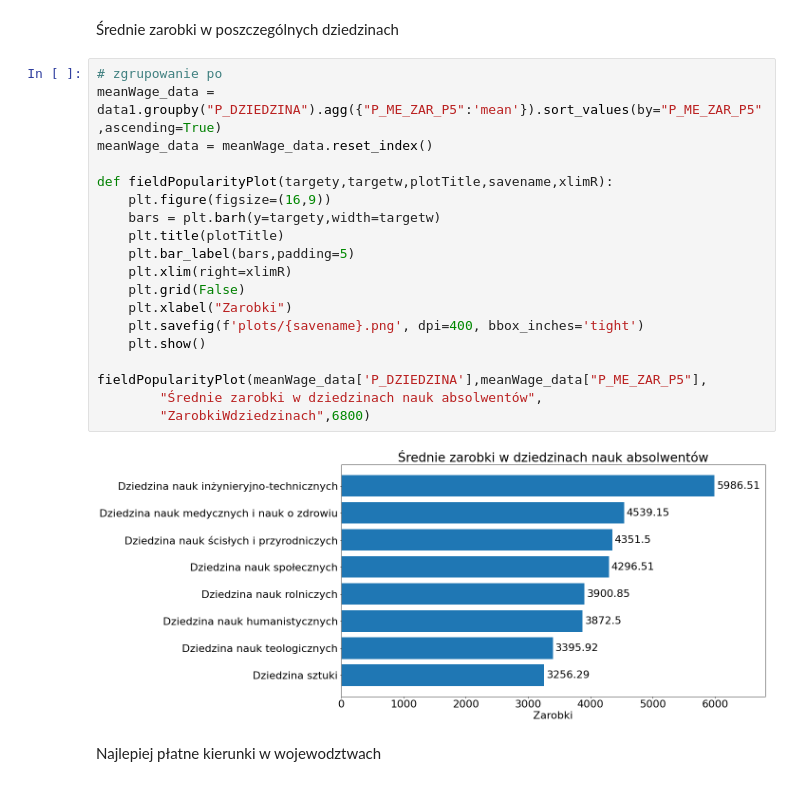
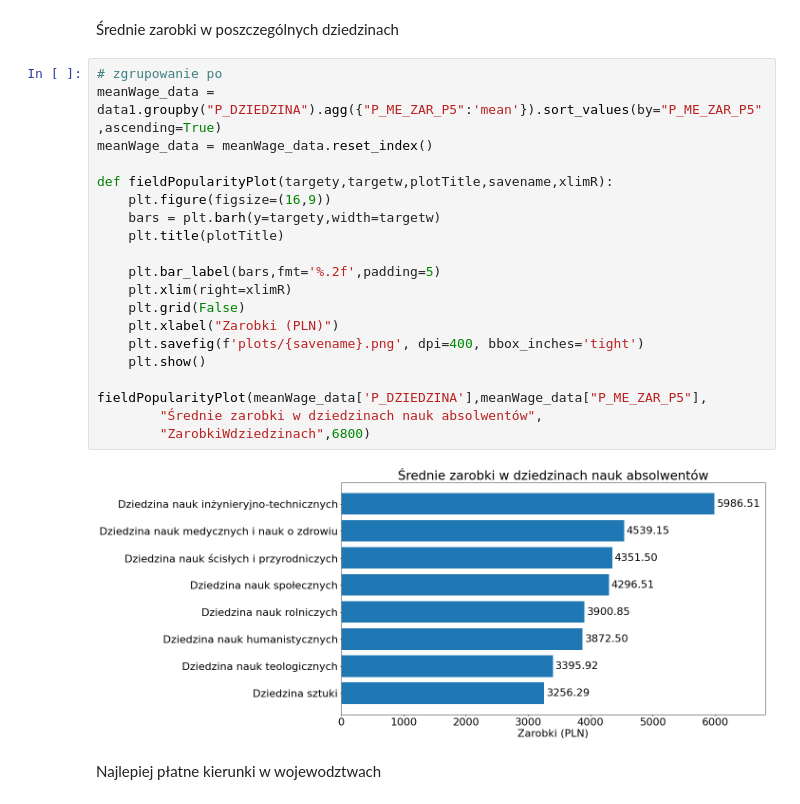
Before and after one commit to CptQuak/CasestudyGraduateEarnings, a Jupyter notebook: zadanie.ipynb, the cells around one changed output. Cells and saved outputs as stored; diff of their text form.

```diff
--- a/zadanie.ipynb
+++ b/zadanie.ipynb
@@ -211,24 +210,25 @@ wageDisrtributionPlot(data1['P_ME_ZAR_P5'],"Zarobki absolwentów wszystkich kier
 # %%
 # zgrupowanie po
 meanWage_data = data1.groupby("P_DZIEDZINA").agg({"P_ME_ZAR_P5":'mean'}).sort_values(by="P_ME_ZAR_P5",ascending=True)
 meanWage_data = meanWage_data.reset_index()
 
 def fieldPopularityPlot(targety,targetw,plotTitle,savename,xlimR):
     plt.figure(figsize=(16,9))
     bars = plt.barh(y=targety,width=targetw)
     plt.title(plotTitle)
-    plt.bar_label(bars,padding=5)
+
+    plt.bar_label(bars,fmt='%.2f',padding=5)
     plt.xlim(right=xlimR)
     plt.grid(False)
-    plt.xlabel("Zarobki")
+    plt.xlabel("Zarobki (PLN)")
     plt.savefig(f'plots/{savename}.png', dpi=400, bbox_inches='tight')
     plt.show()
 
 fieldPopularityPlot(meanWage_data['P_DZIEDZINA'],meanWage_data["P_ME_ZAR_P5"],
         "Średnie zarobki w dziedzinach nauk absolwentów",
         "ZarobkiWdziedzinach",6800)
 # %% [output]
-[figure, old version]
+[figure, new version]
 # %% [markdown]
 Najlepiej płatne kierunki w wojewodztwach
 # %%
```
Also changed, not shown: parts of 5 cells of this notebook, 8 other files.
